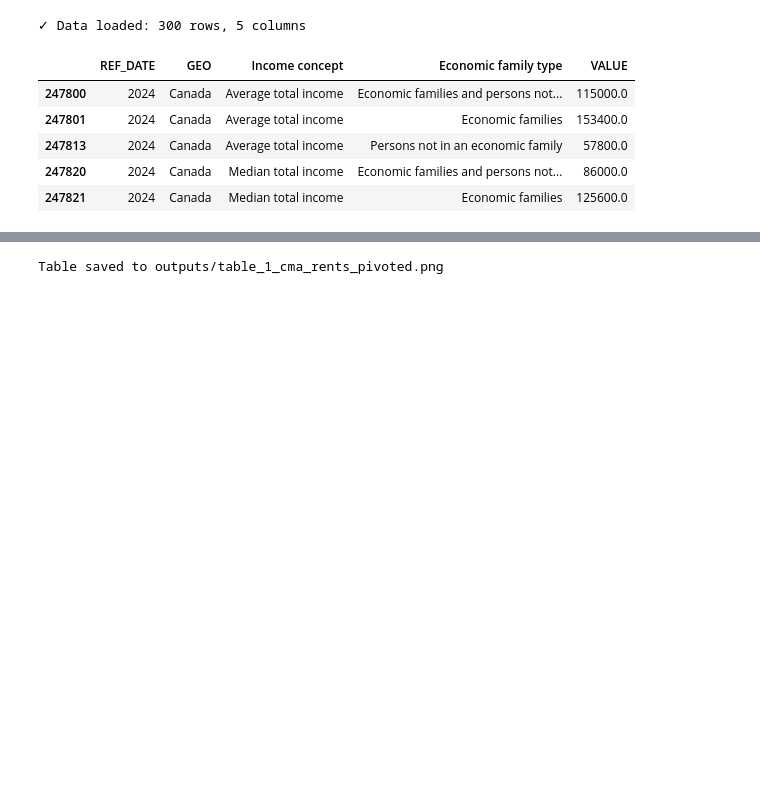
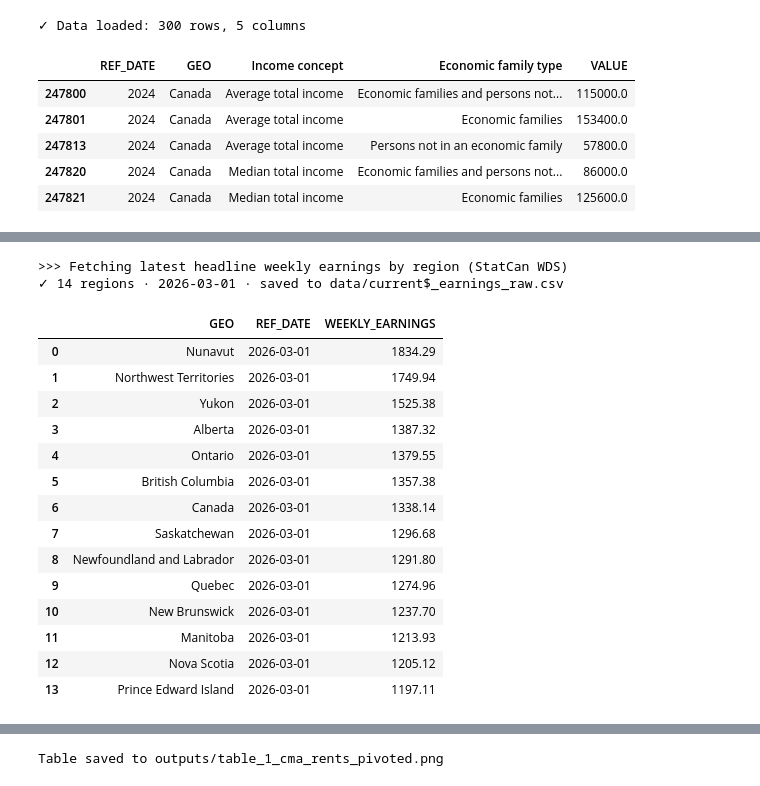
Before and after one commit to tonHS/Canadian_Real_Estate_Stats, a Jupyter notebook: Canadian_Housing_Stats.ipynb, the cells around one changed output, grey strips where cells are left out. Cells and saved outputs as stored; diff of their text form; code cells hidden in the pictures; blank space fills up the shorter version.

```diff
--- a/Canadian_Housing_Stats.ipynb
+++ b/Canadian_Housing_Stats.ipynb
@@ -277,3 +278,57 @@ df_singles_income.head(5)
 | 248393 | 2024 | Newfoundland and Labrador | 2021A000210 | Median after-tax income | Persons not in an economic family | 2024 constant dollars | 455 | units | ... |
 | 248633 | 2024 | Prince Edward Island | 2021A000211 | Median after-tax income | Persons not in an economic family | 2024 constant dollars | 455 | units | ... |
 | 248873 | 2024 | Nova Scotia | 2021A000212 | Median after-tax income | Persons not in an economic family | 2024 constant dollars | 455 | units | ... |
+# %%
+####################################################################################################################################
+# Fetch: Regional earnings current $ data
+####################################################################################################################################
+
+print(">>> Fetching latest headline weekly earnings by region (StatCan WDS)")
+
+TABLE_ID = 14100203
+WDS = "https://www150.statcan.gc.ca/t1/wds/rest"
+
+# Map geography member IDs → names
+meta = requests.post(f"{WDS}/getCubeMetadata", json=[{"productId": TABLE_ID}], timeout=60).json()[0]["object"]
+geo = {m["memberId"]: m["memberNameEn"] for m in meta["dimension"][0]["member"]}
+
+# All 14 geos · All employees · Including overtime · Industrial aggregate · latest month only
+coords = [{"productId": TABLE_ID, "coordinate": f"{g}.1.1.2.0.0.0.0.0.0", "latestN": 1} for g in geo]
+data = requests.post(f"{WDS}/getDataFromCubePidCoordAndLatestNPeriods", json=coords, timeout=60).json()
+
+rows = []
+for item in data:
+    if item.get("status") != "SUCCESS":
+        continue
+    o = item["object"]; p = o["vectorDataPoint"][0]
+    rows.append({"GEO": geo[int(o["coordinate"].split(".")[0])],
+                 "REF_DATE": p["refPer"],
+                 "WEEKLY_EARNINGS": float(p["value"])})
+
+df_earnings = (pd.DataFrame(rows)
+               .sort_values("WEEKLY_EARNINGS", ascending=False)
+               .reset_index(drop=True))
+
+raw_data_path = data_dir / 'current$_earnings_raw.csv'
+df_earnings.to_csv(raw_data_path, index=False)
+print(f"✓ {len(df_earnings)} regions · {df_earnings['REF_DATE'].iloc[0]} · saved to {raw_data_path}")
+
+df_earnings.head(14)
+# %% [output]
+>>> Fetching latest headline weekly earnings by region (StatCan WDS)
+✓ 14 regions · 2026-03-01 · saved to data/current$_earnings_raw.csv
+|  | GEO | REF_DATE | WEEKLY_EARNINGS |
+| 0 | Nunavut | 2026-03-01 | 1834.29 |
+| 1 | Northwest Territories | 2026-03-01 | 1749.94 |
+| 2 | Yukon | 2026-03-01 | 1525.38 |
+| 3 | Alberta | 2026-03-01 | 1387.32 |
+| 4 | Ontario | 2026-03-01 | 1379.55 |
+| 5 | British Columbia | 2026-03-01 | 1357.38 |
+| 6 | Canada | 2026-03-01 | 1338.14 |
+| 7 | Saskatchewan | 2026-03-01 | 1296.68 |
+| 8 | Newfoundland and Labrador | 2026-03-01 | 1291.80 |
+| 9 | Quebec | 2026-03-01 | 1274.96 |
+| 10 | New Brunswick | 2026-03-01 | 1237.70 |
+| 11 | Manitoba | 2026-03-01 | 1213.93 |
+| 12 | Nova Scotia | 2026-03-01 | 1205.12 |
+| 13 | Prince Edward Island | 2026-03-01 | 1197.11 |
```
Also changed, not shown: parts of 6 cells of this notebook.
